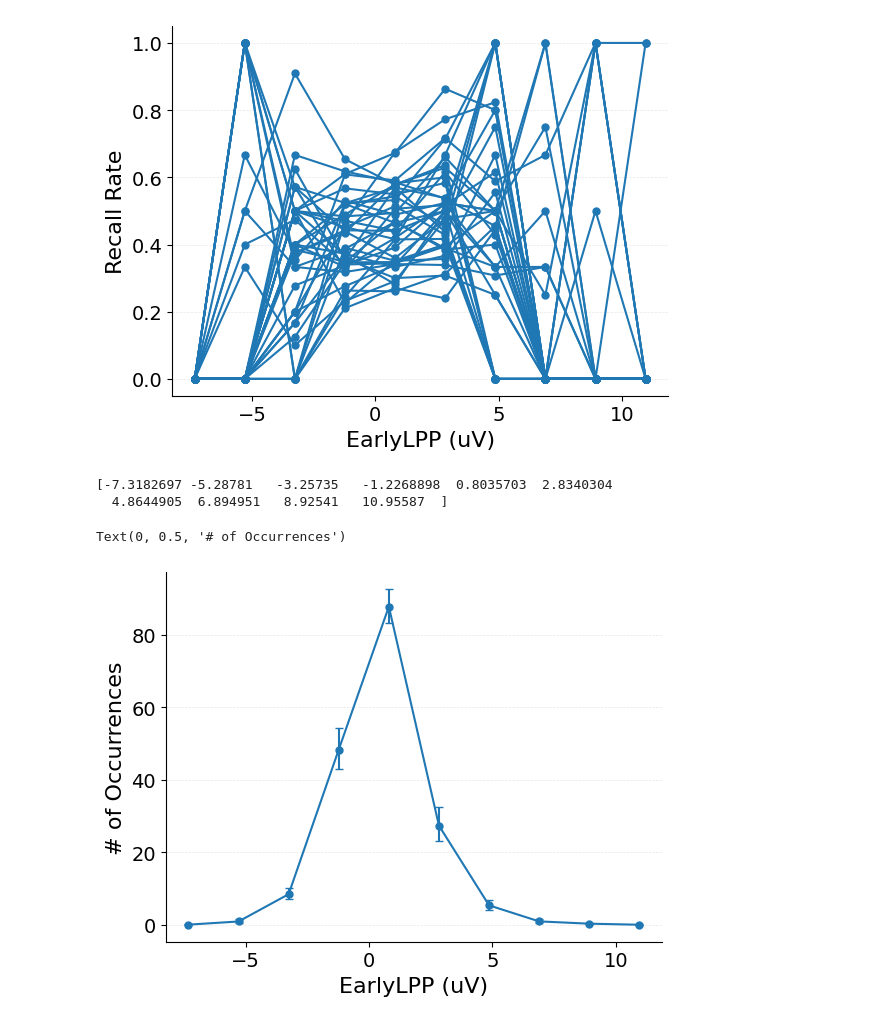
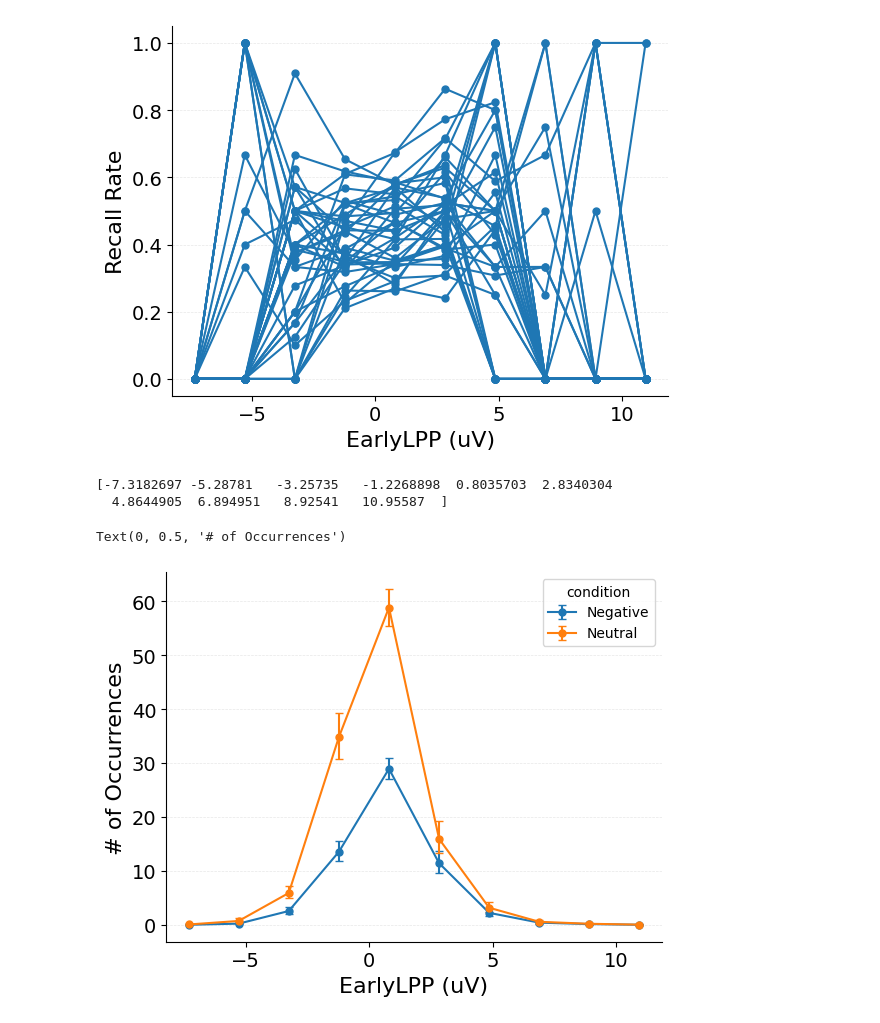
Before and after one commit to githubpsyche/jaxcmr, a Jupyter notebook: templates/cat_lpp_spc.ipynb, the cells around one changed output. Saved outputs shown, nothing was run; the diff lists cells and outputs as text; code cells hidden in the pictures.

```diff
--- a/templates/cat_lpp_spc.ipynb
+++ b/templates/cat_lpp_spc.ipynb
@@ -230,16 +230,9 @@ def plot_cat_lpp_spc(
         trial_masks = [trial_masks] * len(datasets)
 
     if bin_edges is None:
-        minima = []
-        maxima = []
-        for data_index, data in enumerate(datasets):
-            masked_lpp = data[lpp_field][trial_masks[data_index]]
-            minima.append(jnp.min(masked_lpp))
-            maxima.append(jnp.max(masked_lpp))
-        global_min = jnp.min(jnp.stack(minima))
-        global_max = jnp.max(jnp.stack(maxima))
-        bin_edges = jnp.linspace(global_min, global_max, bin_count + 1)
-
+        bin_edges = _compute_lpp_bins(
+            datasets, lpp_field, trial_masks, bin_count
+        )
     bin_centers = 0.5 * (bin_edges[:-1] + bin_edges[1:])
     color_index = 0
     for data_index, data in enumerate(datasets):
@@ -270,37 +263,49 @@ def plot_cat_lpp_spc(
             plot_data(
                 axis,
                 bin_centers,
                 subject_values,
                 labels[label_index] if len(category_values) > 1 else labels[data_index],
                 color,
             )
 
     set_plot_labels(axis, f"{lpp_field} (uV)", "Recall Rate", contrast_name)
     # axis.set_xticks(jnp.array(bin_centers))
     print(bin_centers)
 
     return axis
 
 
+def _compute_lpp_bins(datasets, lpp_field, trial_masks, bin_count):
+    minima = []
+    maxima = []
+    for data_index, data in enumerate(datasets):
+        masked_lpp = data[lpp_field][trial_masks[data_index]]
+        minima.append(jnp.min(masked_lpp))
+        maxima.append(jnp.max(masked_lpp))
+    global_min = jnp.min(jnp.stack(minima))
+    global_max = jnp.max(jnp.stack(maxima))
+    return jnp.linspace(global_min, global_max, bin_count + 1)
+
+
 no_condition_data = data.copy()
-no_condition_data['condition'] = jnp.ones_like(data['condition'])
+# no_condition_data['condition'] = jnp.ones_like(data['condition'])
 
-color_cycle=["#1f77b4"]
+# color_cycle=["#1f77b4"]
 
 axis = plot_cat_lpp_spc(
     datasets=[no_condition_data],
     trial_masks=trial_mask,
     category_field=category_field,
-    category_values=[1],
+    category_values=[1, 2],
     lpp_field="EarlyLPP",
-    color_cycle=color_cycle,
-    # contrast_name=category_field,
-    # labels=["Negative", "Neutral"],
+    # color_cycle=color_cycle,
+    contrast_name=category_field,
+    labels=["Negative", "Neutral"],
 )
 axis.set_ylabel("# of Occurrences")
 # axis.set_ylim(0, .8)
 # %% [output]
 [-7.3182697 -5.28781   -3.25735   -1.2268898  0.8035703  2.8340304
   4.8644905  6.894951   8.92541   10.95587  ]
 Text(0, 0.5, '# of Occurrences')
-[figure, old version]
+[figure, new version]
```
Also changed, not shown: parts of 3 cells of this notebook.
